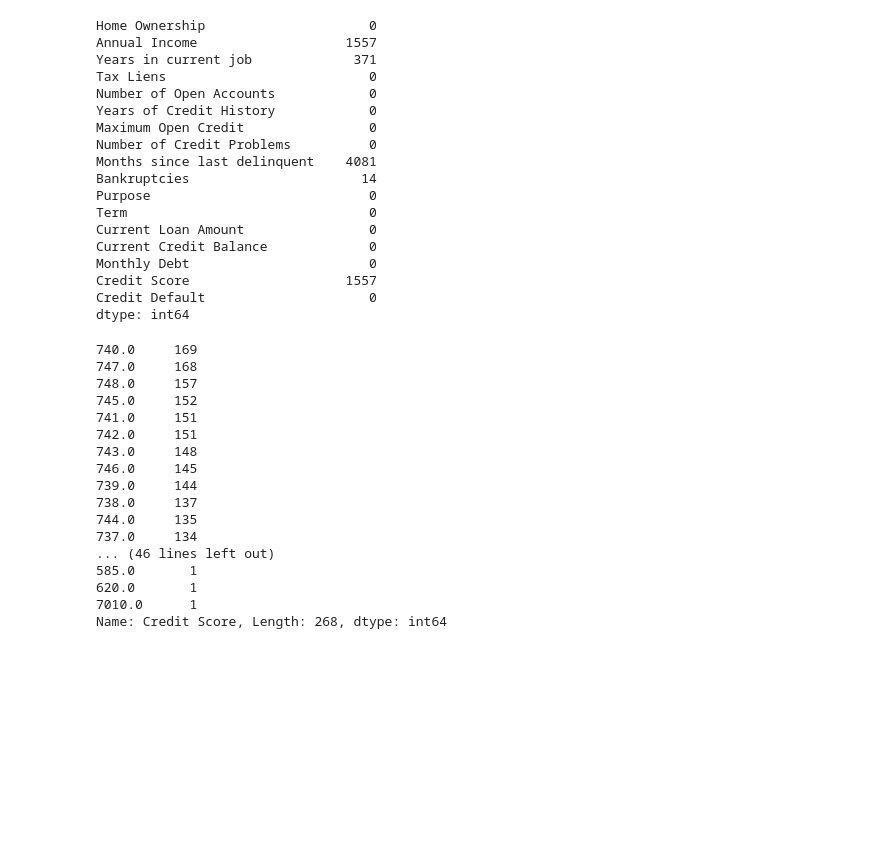
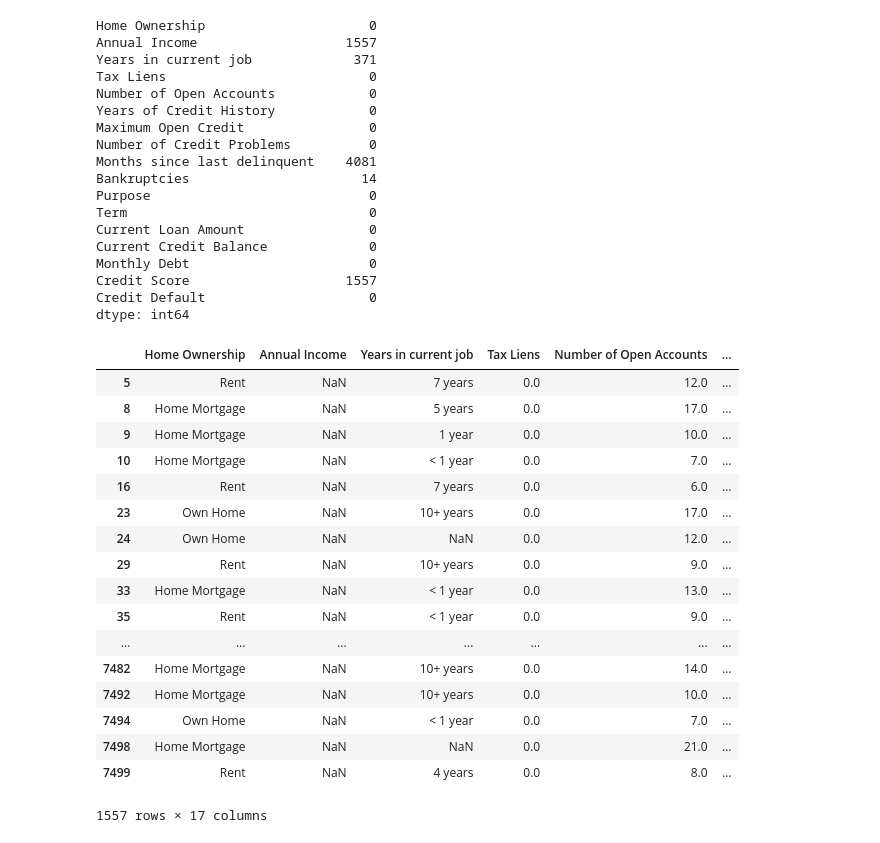
Before and after one commit to Valdert-13/probability-of-performance-by-the-borrower, a Jupyter notebook: project.ipynb, the cells around one changed output. Drawn from its saved outputs; the diff is of its cells as text; code cells hidden in the pictures; blank space fills up the shorter version.

```diff
--- a/project.ipynb
+++ b/project.ipynb
@@ -3,10 +3,10 @@ import numpy as np
 import pandas as pd
 # %%
 # input
-DATASET_PATH = './data/training_project_data.csv'
-dataset = './data/course_project_train.csv'
+train = './data/course_project_train.csv'
+test = './data/course_project_test.csv'
 # %%
-df = pd.read_csv(dataset)
+df = pd.read_csv(train)
 df.head()
 # %% [output]
 |  | Home Ownership | Annual Income | Years in current job | Tax Liens | Number of Open Accounts | ... |
@@ -98,23 +98,26 @@ Monthly Debt                       0
 Credit Score                    1557
 Credit Default                     0
 dtype: int64
+# %%
+df.loc[ df['Credit Score'] > 850, 'Credit Score'] = df['Credit Score']/10
 # %%
-df['Credit Score'].value_counts()
+df.loc[df['Credit Score'].isnull()]
 # %% [output]
+|  | Home Ownership | Annual Income | Years in current job | Tax Liens | Number of Open Accounts | ... |
+| 5 | Rent | NaN | 7 years | 0.0 | 12.0 | ... |
+| 8 | Home Mortgage | NaN | 5 years | 0.0 | 17.0 | ... |
+| 9 | Home Mortgage | NaN | 1 year | 0.0 | 10.0 | ... |
+| 10 | Home Mortgage | NaN | < 1 year | 0.0 | 7.0 | ... |
+| 16 | Rent | NaN | 7 years | 0.0 | 6.0 | ... |
+| 23 | Own Home | NaN | 10+ years | 0.0 | 17.0 | ... |
+| 24 | Own Home | NaN | NaN | 0.0 | 12.0 | ... |
+| 29 | Rent | NaN | 10+ years | 0.0 | 9.0 | ... |
+| 33 | Home Mortgage | NaN | < 1 year | 0.0 | 13.0 | ... |
+| 35 | Rent | NaN | < 1 year | 0.0 | 9.0 | ... |
+| ... | ... | ... | ... | ... | ... | ... |
+| 7482 | Home Mortgage | NaN | 10+ years | 0.0 | 14.0 | ... |
+| 7492 | Home Mortgage | NaN | 10+ years | 0.0 | 10.0 | ... |
+| 7494 | Own Home | NaN | < 1 year | 0.0 | 7.0 | ... |
+| 7498 | Home Mortgage | NaN | NaN | 0.0 | 21.0 | ... |
+| 7499 | Rent | NaN | 4 years | 0.0 | 8.0 | ... |
-740.0     169
-747.0     168
-748.0     157
-745.0     152
-741.0     151
-742.0     151
-743.0     148
-746.0     145
-739.0     144
-738.0     137
-744.0     135
-737.0     134
-... (46 lines left out)
-585.0       1
-620.0       1
-7010.0      1
-Name: Credit Score, Length: 268, dtype: int64
+1557 rows × 17 columns
```
Also changed, not shown: parts of 3 cells of this notebook.
